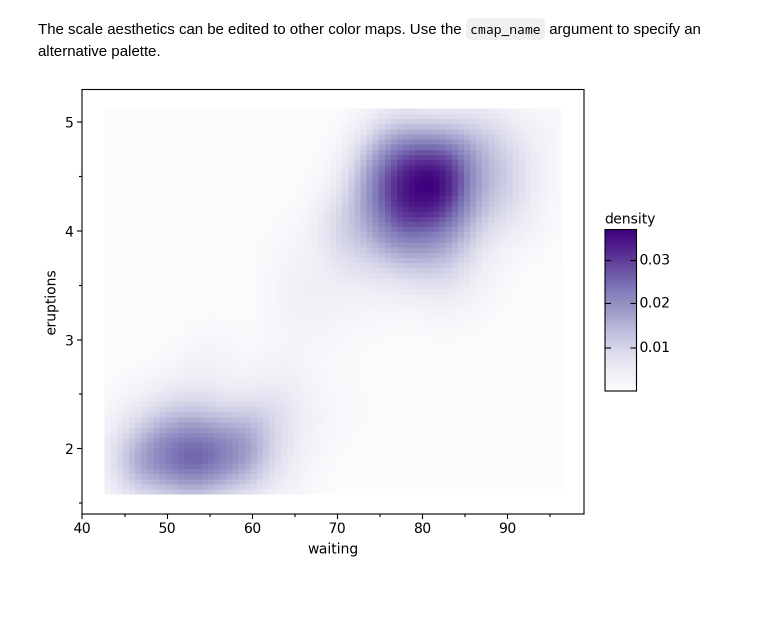
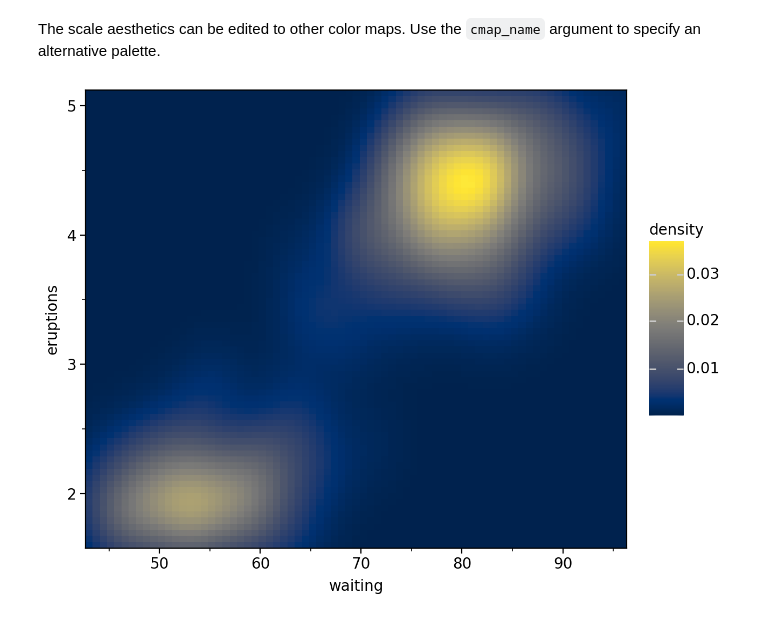
Before and after one commit to has2k1/plotnine-examples, a Jupyter notebook: plotnine_examples/examples/scale_fill_continuous.ipynb, the cells around one changed output. Saved outputs shown, nothing was run; the diff lists cells and outputs as text; code cells hidden in the pictures; blank space fills up the shorter version.

```diff
--- a/plotnine_examples/examples/scale_fill_continuous.ipynb
+++ b/plotnine_examples/examples/scale_fill_continuous.ipynb
@@ -6,6 +6,7 @@ from plotnine import (
     theme_set,
     geom_tile,
     scale_fill_continuous,
+    coord_cartesian
 )
 
 from plotnine.data import faithfuld
@@ -30,8 +48,14 @@ v + scale_fill_continuous()
 # %% [markdown]
 The scale aesthetics can be edited to other color maps. Use the `cmap_name` argument to specify an alternative palette.
 # %%
+# Gallery, tiles
 # find color maps at
 # https://matplotlib.org/stable/users/explain/colors/colormaps.html#classes-of-colormaps
-v + scale_fill_continuous(cmap_name="Purples")
+(
+    ggplot(faithfuld, aes("waiting", "eruptions", fill="density"))
+    + geom_tile()
+    + scale_fill_continuous(cmap_name="cividis")
+    + coord_cartesian(expand=False)
+)
 # %% [output]
-[figure, old version]
+[figure, new version]
```
Also changed, not shown: parts of 5 cells of this notebook.
